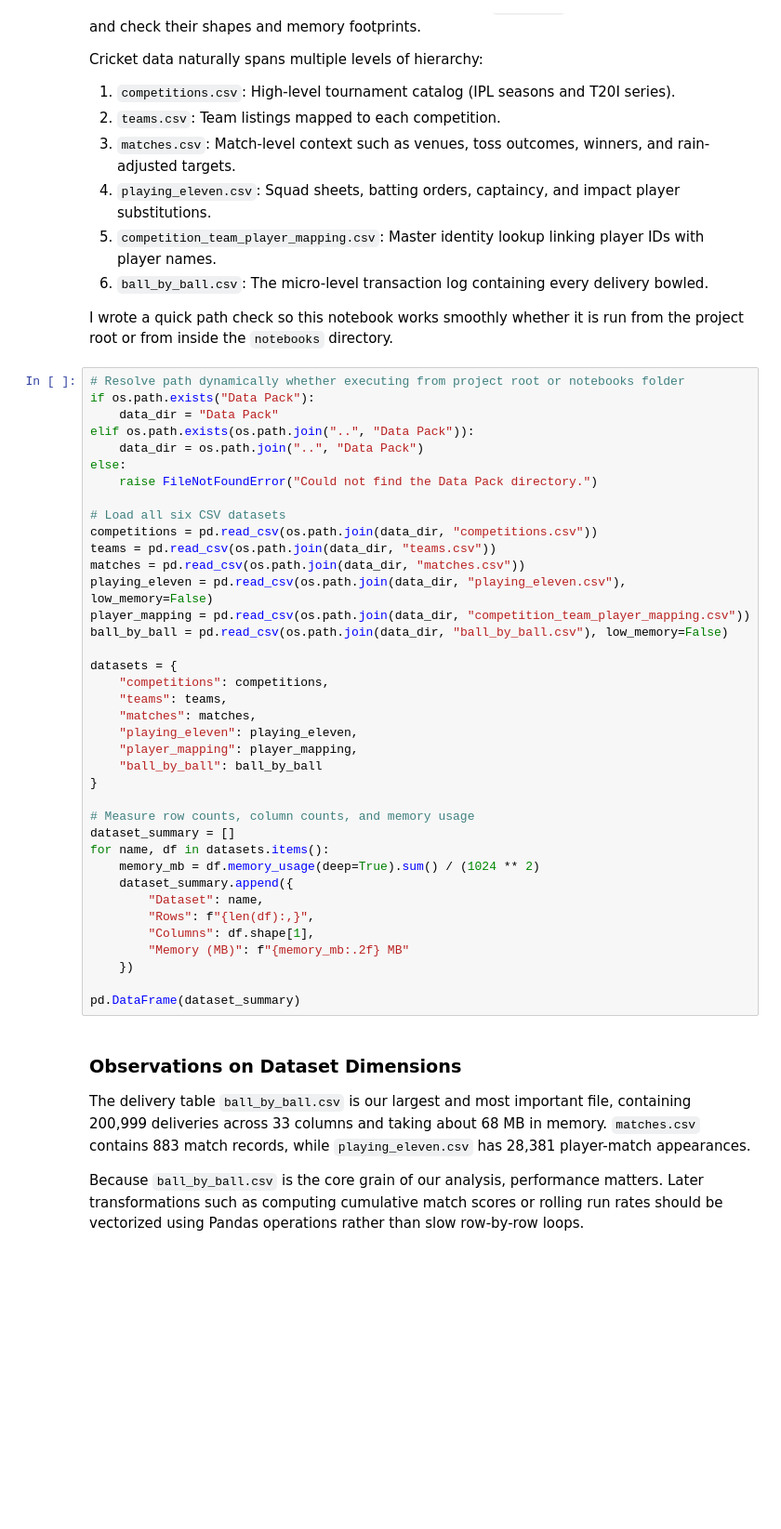
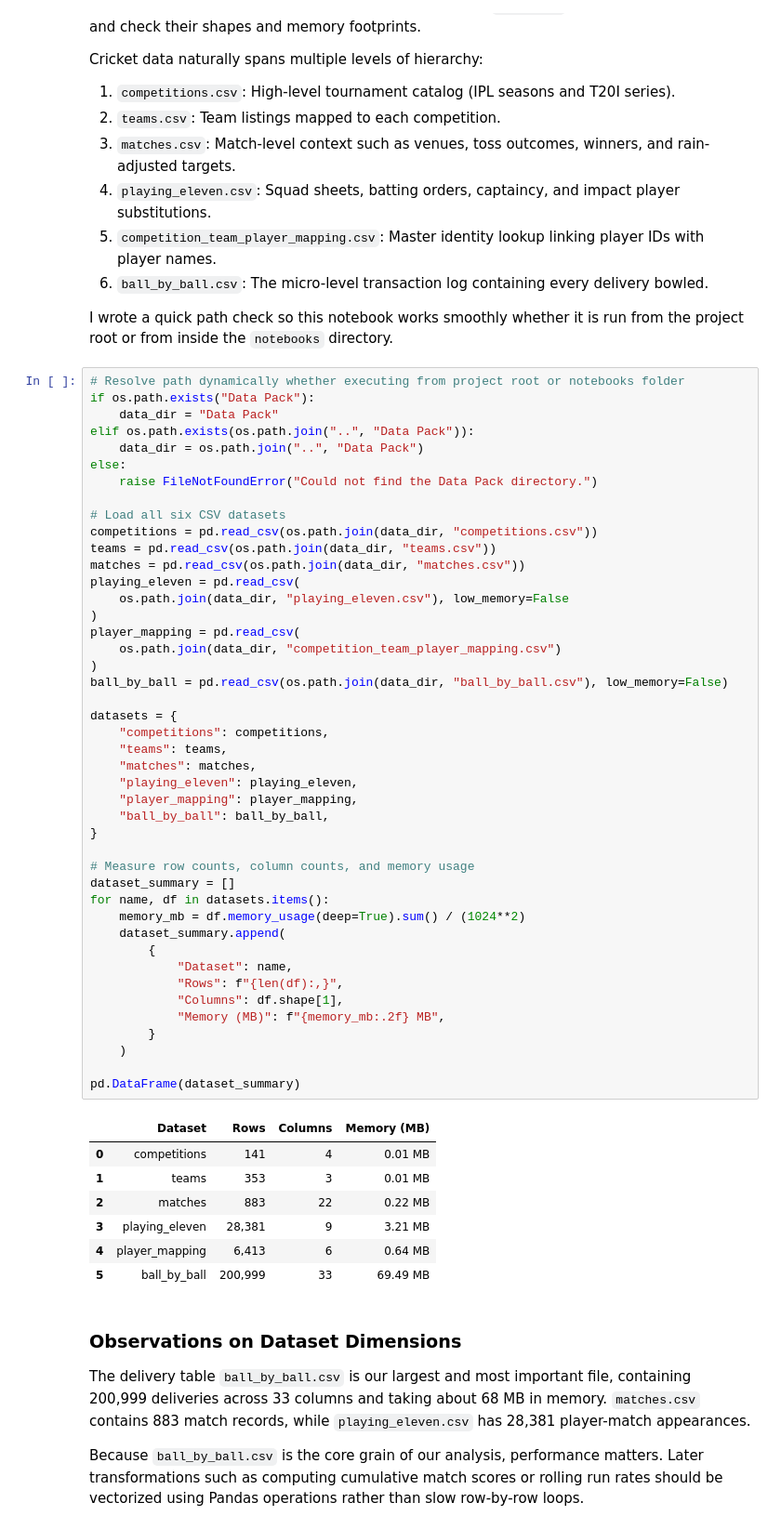
Before and after one commit to syedhamzah-dev/super__rr__selection, a Jupyter notebook: notebooks/01_data_understanding.ipynb, the cells around one changed output. Shown at 93% size. Cells and saved outputs as stored; diff of their text form; blank space fills up the shorter version.

```diff
--- a/notebooks/01_data_understanding.ipynb
+++ b/notebooks/01_data_understanding.ipynb
@@ -48,41 +53,55 @@ I wrote a quick path check so this notebook works smoothly whether it is run fro
 # %%
 # Resolve path dynamically whether executing from project root or notebooks folder
 if os.path.exists("Data Pack"):
     data_dir = "Data Pack"
 elif os.path.exists(os.path.join("..", "Data Pack")):
     data_dir = os.path.join("..", "Data Pack")
 else:
     raise FileNotFoundError("Could not find the Data Pack directory.")
 
 # Load all six CSV datasets
 competitions = pd.read_csv(os.path.join(data_dir, "competitions.csv"))
 teams = pd.read_csv(os.path.join(data_dir, "teams.csv"))
 matches = pd.read_csv(os.path.join(data_dir, "matches.csv"))
-playing_eleven = pd.read_csv(os.path.join(data_dir, "playing_eleven.csv"), low_memory=False)
-player_mapping = pd.read_csv(os.path.join(data_dir, "competition_team_player_mapping.csv"))
+playing_eleven = pd.read_csv(
+    os.path.join(data_dir, "playing_eleven.csv"), low_memory=False
+)
+player_mapping = pd.read_csv(
+    os.path.join(data_dir, "competition_team_player_mapping.csv")
+)
 ball_by_ball = pd.read_csv(os.path.join(data_dir, "ball_by_ball.csv"), low_memory=False)
 
 datasets = {
     "competitions": competitions,
     "teams": teams,
     "matches": matches,
     "playing_eleven": playing_eleven,
     "player_mapping": player_mapping,
-    "ball_by_ball": ball_by_ball
+    "ball_by_ball": ball_by_ball,
 }
 
 # Measure row counts, column counts, and memory usage
 dataset_summary = []
 for name, df in datasets.items():
-    memory_mb = df.memory_usage(deep=True).sum() / (1024 ** 2)
-    dataset_summary.append({
-        "Dataset": name,
-        "Rows": f"{len(df):,}",
-        "Columns": df.shape[1],
-        "Memory (MB)": f"{memory_mb:.2f} MB"
-    })
+    memory_mb = df.memory_usage(deep=True).sum() / (1024**2)
+    dataset_summary.append(
+        {
+            "Dataset": name,
+            "Rows": f"{len(df):,}",
+            "Columns": df.shape[1],
+            "Memory (MB)": f"{memory_mb:.2f} MB",
+        }
+    )
 
 pd.DataFrame(dataset_summary)
+# %% [output]
+|  | Dataset | Rows | Columns | Memory (MB) |
+| 0 | competitions | 141 | 4 | 0.01 MB |
+| 1 | teams | 353 | 3 | 0.01 MB |
+| 2 | matches | 883 | 22 | 0.22 MB |
+| 3 | playing_eleven | 28,381 | 9 | 3.21 MB |
+| 4 | player_mapping | 6,413 | 6 | 0.64 MB |
+| 5 | ball_by_ball | 200,999 | 33 | 69.49 MB |
 # %% [markdown]
 ### Observations on Dataset Dimensions
 
```
Also changed, not shown: parts of 9 cells of this notebook, 14 other files.
